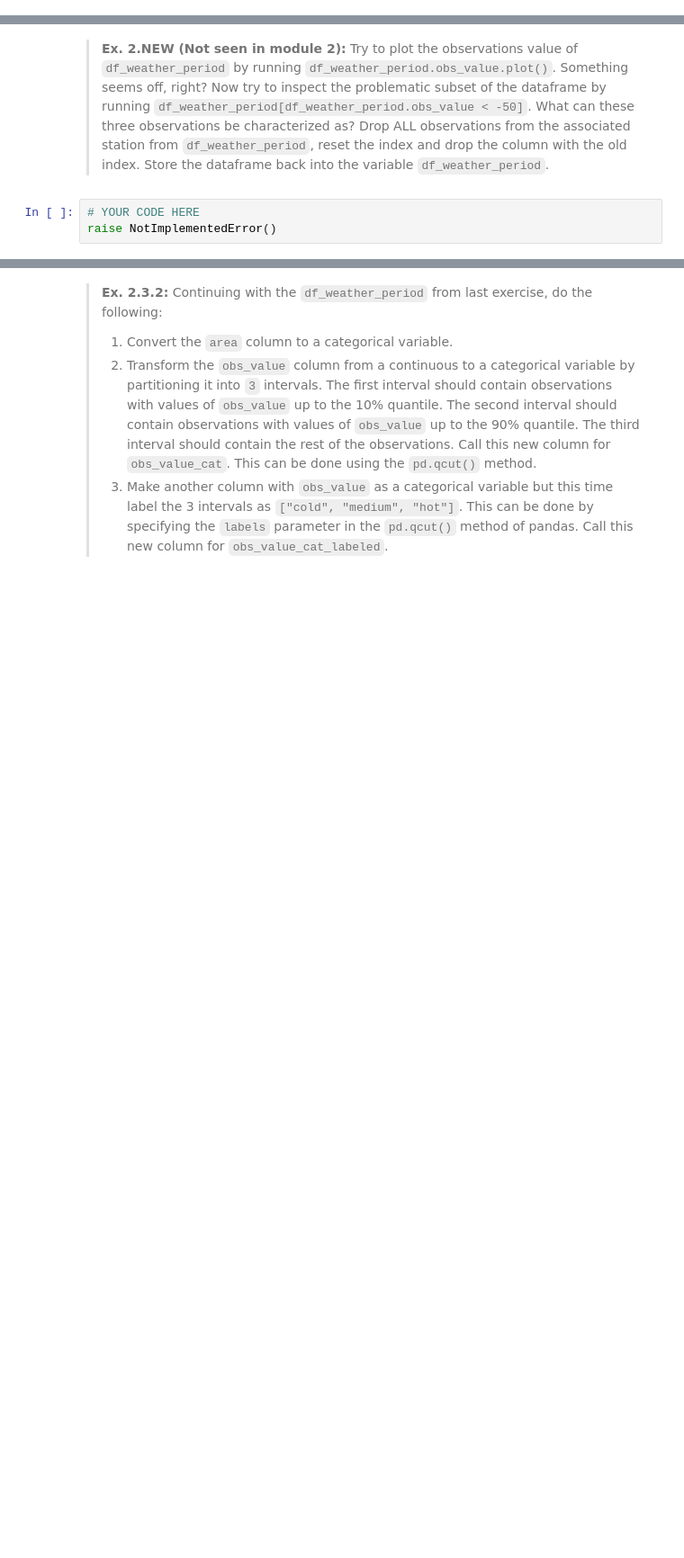
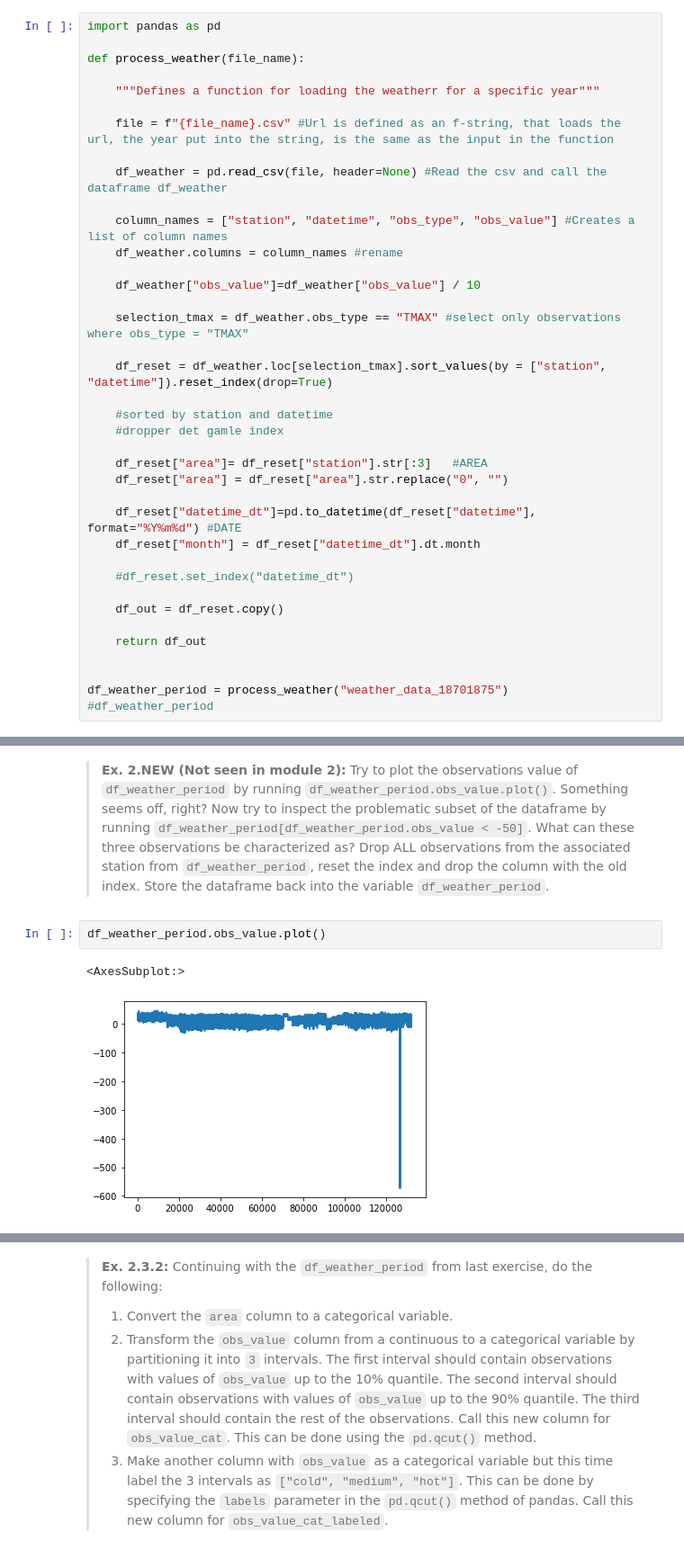
Before and after one commit to amaliemaria/ISDS2021_group16, a Jupyter notebook: assignment_1.ipynb, the cells around one changed output, grey strips where cells are left out. Shown at 90% size. Drawn from its saved outputs; the diff is of its cells as text; blank space fills up the shorter version.

```diff
--- a/assignment_1.ipynb
+++ b/assignment_1.ipynb
@@ -123 +117,39 @@ dataa.sort_values(by = "datetime", ascending = True)
 132317 rows × 7 columns
+# %%
+import pandas as pd
+
+def process_weather(file_name):
+
+    """Defines a function for loading the weatherr for a specific year"""
+
+    file = f"{file_name}.csv" #Url is defined as an f-string, that loads the url, the year put into the string, is the same as the input in the function
+
+    df_weather = pd.read_csv(file, header=None) #Read the csv and call the dataframe df_weather
+
+    column_names = ["station", "datetime", "obs_type", "obs_value"] #Creates a list of column names
+    df_weather.columns = column_names #rename
+
+    df_weather["obs_value"]=df_weather["obs_value"] / 10
+
+    selection_tmax = df_weather.obs_type == "TMAX" #select only observations where obs_type = "TMAX"
+
+    df_reset = df_weather.loc[selection_tmax].sort_values(by = ["station", "datetime"]).reset_index(drop=True)
+
+    #sorted by station and datetime
+    #dropper det gamle index
+
+    df_reset["area"]= df_reset["station"].str[:3]   #AREA
+    df_reset["area"] = df_reset["area"].str.replace("0", "")
+
+    df_reset["datetime_dt"]=pd.to_datetime(df_reset["datetime"], format="%Y%m%d") #DATE
+    df_reset["month"] = df_reset["datetime_dt"].dt.month
+
+    #df_reset.set_index("datetime_dt")
+
+    df_out = df_reset.copy()
+
+    return df_out
+
+
+df_weather_period = process_weather("weather_data_18701875")
+#df_weather_period
@@ -125,6 +171,8 @@ dataa.sort_values(by = "datetime", ascending = True)
 #.iloc[:,:4] not necessary, because the csv file is already "sliced", or it has only 4 columns
 # %% [markdown]
 > **Ex. 2.NEW (Not seen in module 2):** Try to plot the observations value of `df_weather_period` by running `df_weather_period.obs_value.plot()`. Something seems off, right? Now try to inspect the problematic subset of the dataframe by running `df_weather_period[df_weather_period.obs_value < -50]`. What can these three observations be characterized as? Drop ALL observations from the associated station from `df_weather_period`, reset the index and drop the column with the old index. Store the dataframe back into the variable `df_weather_period`.
-# %%
-# YOUR CODE HERE
-raise NotImplementedError()
+# %%
+df_weather_period.obs_value.plot()
+# %% [output]
+<AxesSubplot:>
+[figure, added]
```
Also changed, not shown: parts of 5 cells of this notebook.
